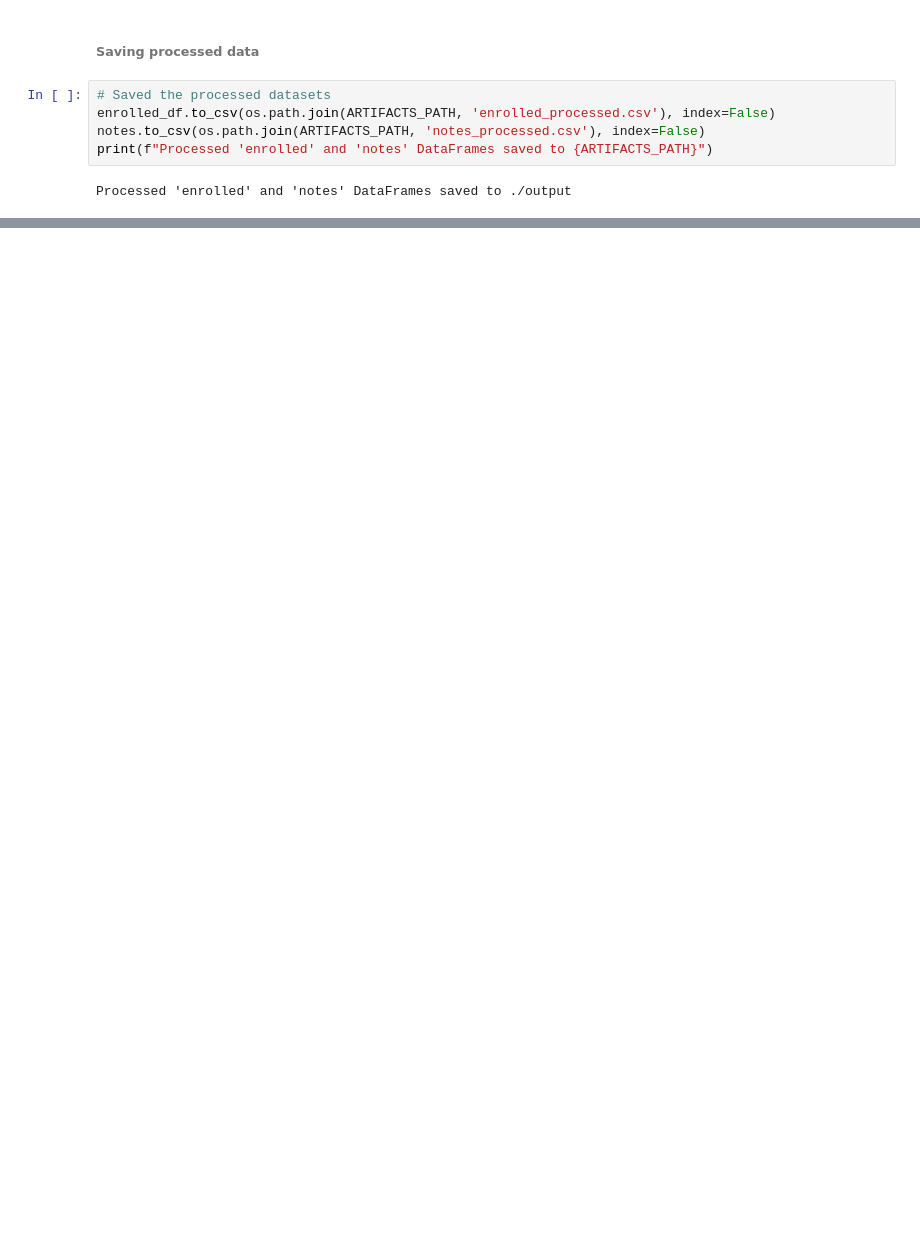
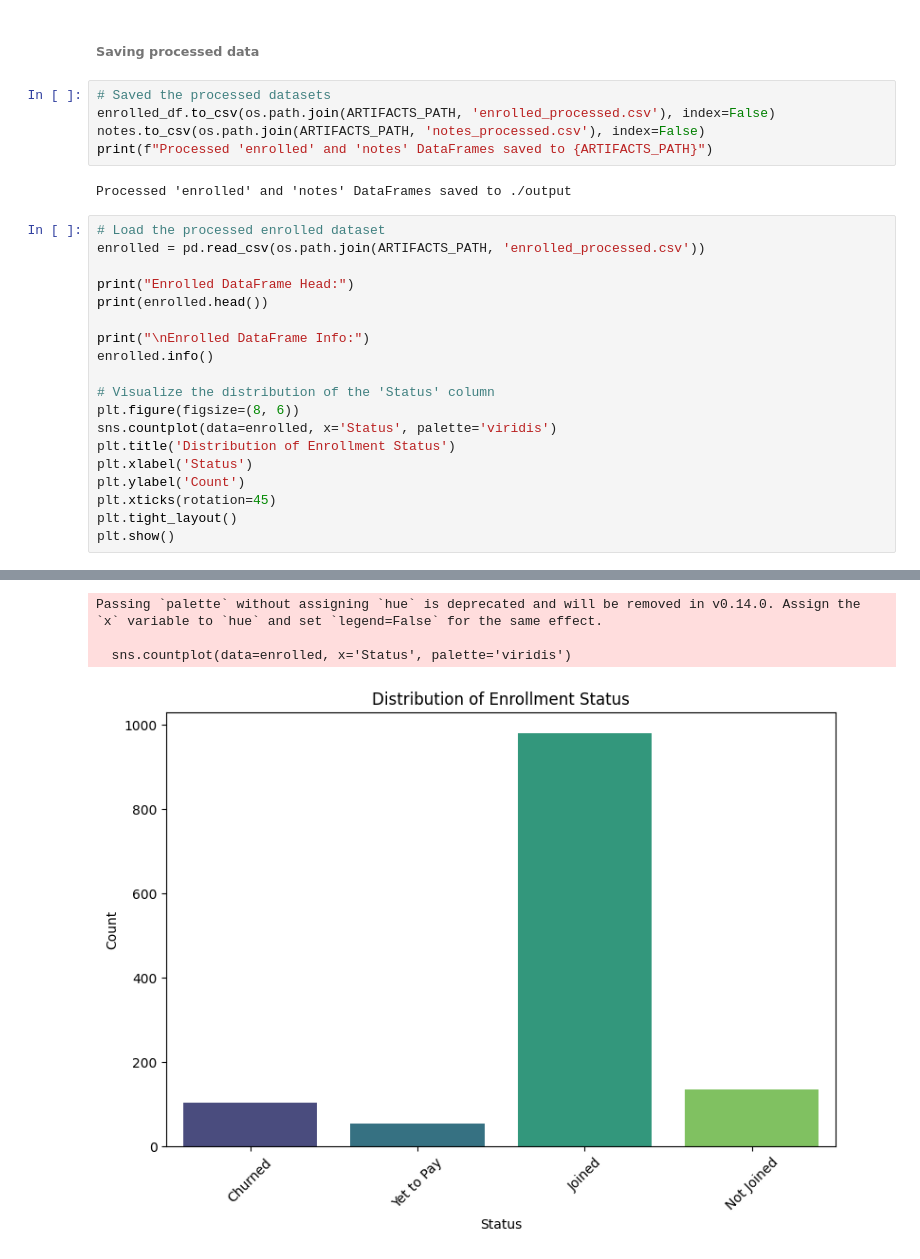
Before and after one commit to eldhosekroy/churn_prediction, a Jupyter notebook: better_data.ipynb, the cells around one changed output, grey strips where cells are left out. Saved outputs shown, nothing was run; the diff lists cells and outputs as text; blank space fills up the shorter version.

Commit message:
model updated with cleaned data

```diff
--- a/better_data.ipynb
+++ b/better_data.ipynb
@@ -2670,3 +2737,23 @@ notes.to_csv(os.path.join(ARTIFACTS_PATH, 'notes_processed.csv'), index=False)
 print(f"Processed 'enrolled' and 'notes' DataFrames saved to {ARTIFACTS_PATH}")
 # %% [output]
 Processed 'enrolled' and 'notes' DataFrames saved to ./output
+# %%
+# Load the processed enrolled dataset
+enrolled = pd.read_csv(os.path.join(ARTIFACTS_PATH, 'enrolled_processed.csv'))
+
+print("Enrolled DataFrame Head:")
+print(enrolled.head())
+
+print("\nEnrolled DataFrame Info:")
+enrolled.info()
+
+# Visualize the distribution of the 'Status' column
+plt.figure(figsize=(8, 6))
+sns.countplot(data=enrolled, x='Status', palette='viridis')
+plt.title('Distribution of Enrollment Status')
+plt.xlabel('Status')
+plt.ylabel('Count')
+plt.xticks(rotation=45)
+plt.tight_layout()
+plt.show()
+# %% [output]
@@ -2672,0 +2777,4 @@ Processed 'enrolled' and 'notes' DataFrames saved to ./output
+Passing `palette` without assigning `hue` is deprecated and will be removed in v0.14.0. Assign the `x` variable to `hue` and set `legend=False` for the same effect.
+
+  sns.countplot(data=enrolled, x='Status', palette='viridis')
+[figure, added]
```
Also changed, not shown: parts of 114 cells of this notebook.
